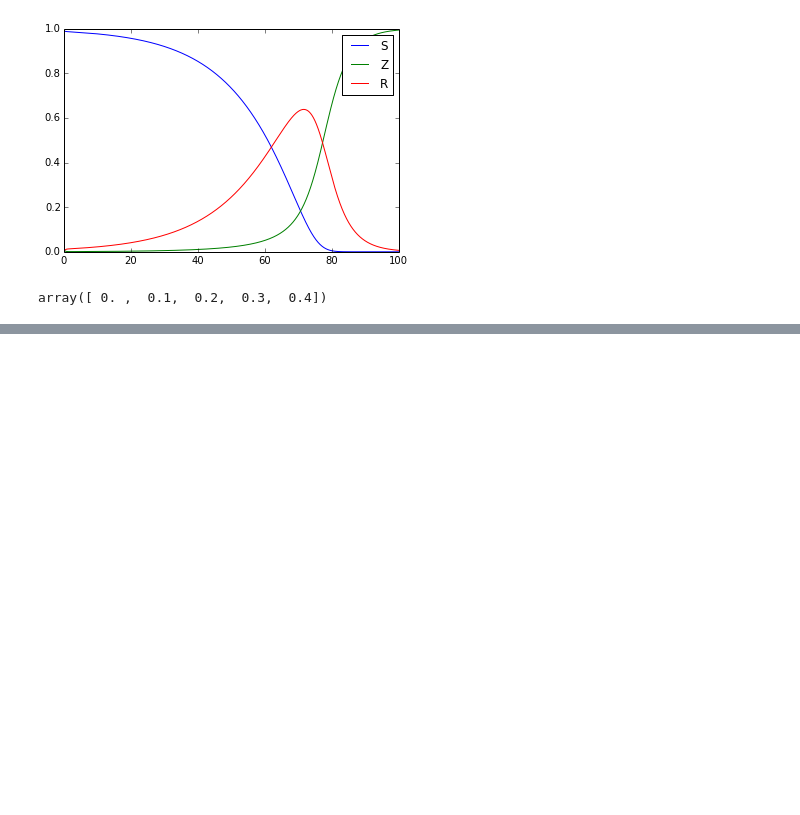
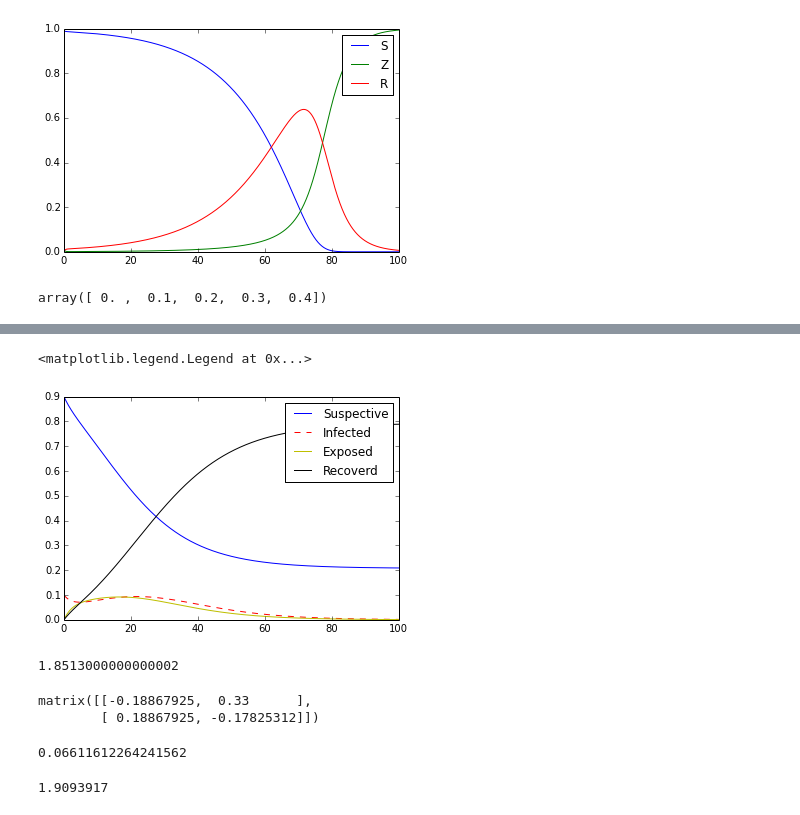
Before and after one commit to cchuang2009/math2014, a Jupyter notebook: 14/SIR.ipynb, the cells around one changed output, grey strips where cells are left out. Drawn from its saved outputs; the diff is of its cells as text; code cells hidden in the pictures; blank space fills up the shorter version.

```diff
--- a/14/SIR.ipynb
+++ b/14/SIR.ipynb
@@ -331,0 +365,34 @@ array([ 0. ,  0.1,  0.2,  0.3,  0.4])
+# %%
+N=64500.
+S0=0.9*N;E0=0.0;I0=N-S0-E0;R0=0.;C0=0.;
+beta0=0.33;beta1=0.09;
+beta=beta0;gamma=1/5.61
+
+k=1/5.3
+n=10000
+T=100
+dt=T/float(n)
+t=np.linspace(0,T,n+1)
+# %%
+S,E,I,R=np.zeros(len(t)),np.zeros(len(t)),np.zeros(len(t)),np.zeros(len(t))
+S[0]=S0;E[0]=E0;I[0]=I0;R[0]=R0
+for i in range(len(t)-1):
+    S[i+1] = S[i]-dt*beta*S[i]*I[i]/N
+    E[i+1] = E[i]+dt*(beta*S[i]*I[i]/N-k*E[i])
+    I[i+1] = I[i]+dt*(k*E[i]-gamma*I[i])
+    R[i+1] = N-S[i+1]-I[i+1]-E[i+1]
+plt.plot(t,S/N,t,I/N,'r--',t,E/N,'y',t,R/N,'k-')
+#plt.ylim(0,1)
+plt.legend(['Suspective','Infected','Exposed','Recoverd'])
+# %% [output]
+<matplotlib.legend.Legend at 0x...>
+[figure, added]
+# %%
+beta/gamma
+# %% [output]
+1.8513000000000002
+# %%
+J=np.matrix([[-k, beta],[k, -gamma]]);J
+# %% [output]
+matrix([[-0.18867925,  0.33      ],
+        [ 0.18867925, -0.17825312]])
@@ -331,0 +401,9 @@ array([ 0. ,  0.1,  0.2,  0.3,  0.4])
+# %%
+r=np.max(np.real(la.eigvals(J)));r
+# %% [output]
+0.06611612264241562
+# %%
+#r=0.07
+1+(r*r+(k+gamma)*r)/k/gamma
+# %% [output]
+1.9093917
```
Also changed, not shown: parts of 57 cells of this notebook.
